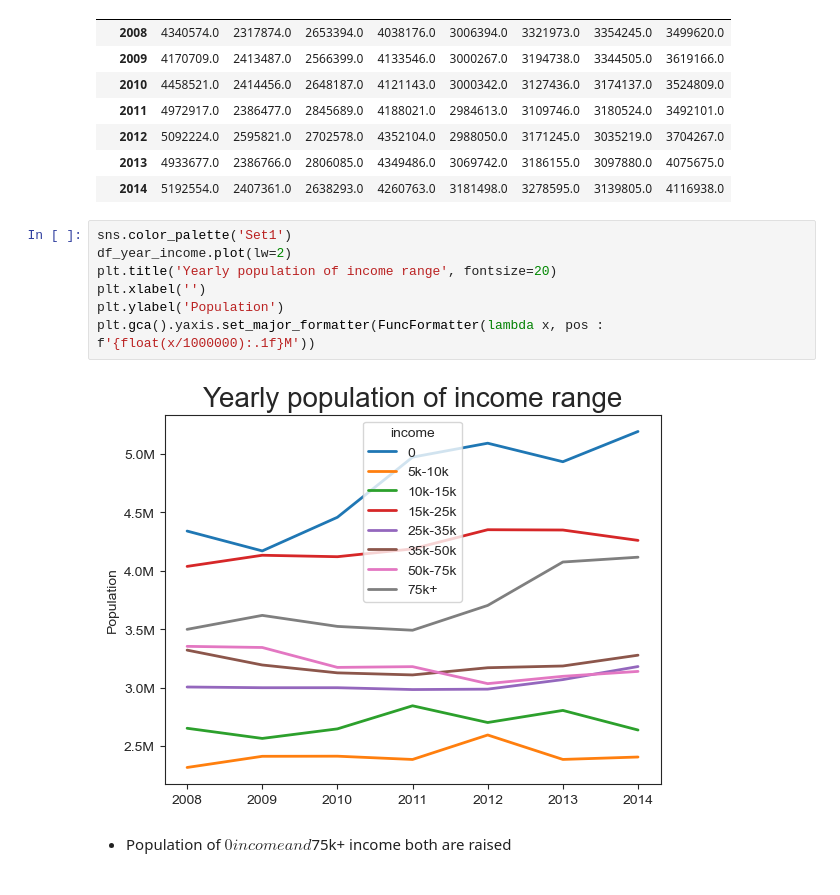
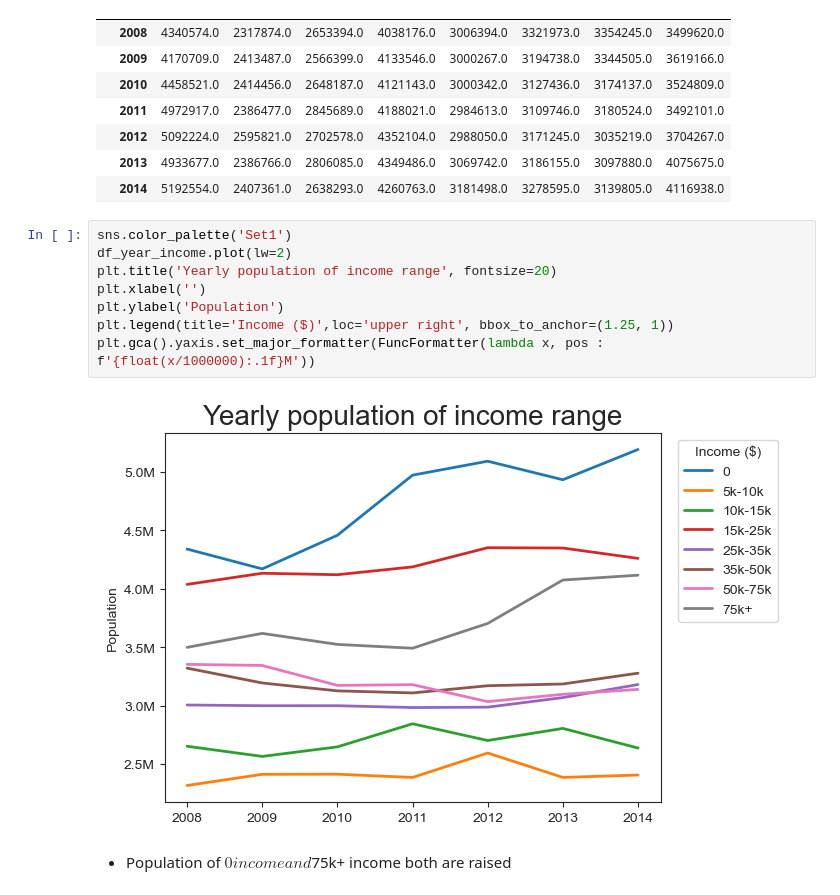
Before and after one commit to ahranyu/100_My_Project, a Jupyter notebook: 5_Education_Income/2_Education_level_and_Income.ipynb, the cells around one changed output. Saved outputs shown, nothing was run; the diff lists cells and outputs as text.

Commit message:
correct visualization

```diff
--- a/5_Education_Income/2_Education_level_and_Income.ipynb
+++ b/5_Education_Income/2_Education_level_and_Income.ipynb
@@ -98,12 +98,13 @@ df_year_income
 # %%
 sns.color_palette('Set1')
 df_year_income.plot(lw=2)
 plt.title('Yearly population of income range', fontsize=20)
 plt.xlabel('')
 plt.ylabel('Population')
+plt.legend(title='Income ($)',loc='upper right', bbox_to_anchor=(1.25, 1))
 plt.gca().yaxis.set_major_formatter(FuncFormatter(lambda x, pos : f'{float(x/1000000):.1f}M'))
 # %% [output]
-[figure, old version]
+[figure, new version]
 # %% [markdown]
 - Population of $0 income and  $75k+ income both are raised
 # %%
```
Also changed, not shown: 2 other files.
